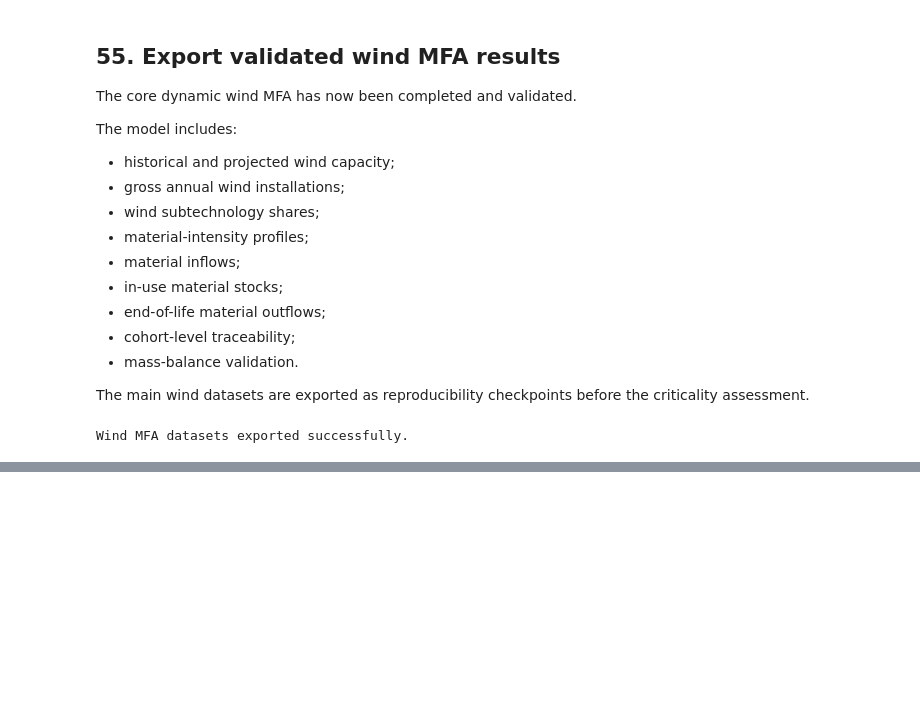
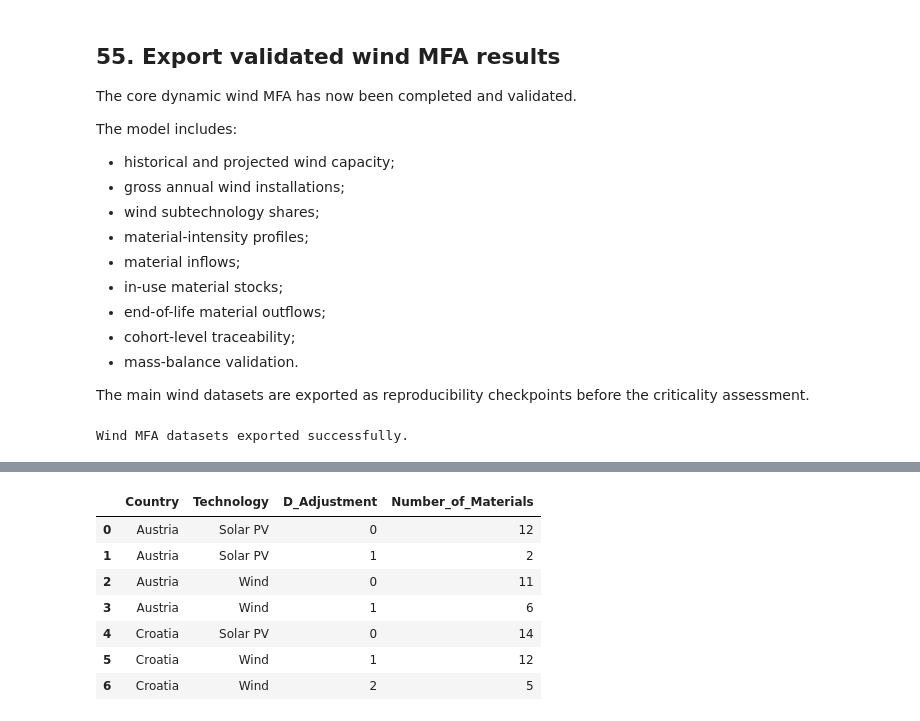
Before and after one commit to Trickwillfrit/MFA, a Jupyter notebook: notebooks/ENV501_Austria_Croatia_MFA.ipynb, the cells around one changed output, grey strips where cells are left out. Saved outputs shown, nothing was run; the diff lists cells and outputs as text; code cells hidden in the pictures; blank space fills up the shorter version.

```diff
--- a/notebooks/ENV501_Austria_Croatia_MFA.ipynb
+++ b/notebooks/ENV501_Austria_Croatia_MFA.ipynb
@@ -6071,0 +6440,25 @@ Wind MFA datasets exported successfully.
+# %%
+display(
+    material_demand_growth
+    .groupby(
+        [
+            "Country",
+            "Technology",
+            "D_Adjustment"
+        ],
+        as_index=False
+    )
+    .size()
+    .rename(
+        columns={"size": "Number_of_Materials"}
+    )
+)
+# %% [output]
+|  | Country | Technology | D_Adjustment | Number_of_Materials |
+| 0 | Austria | Solar PV | 0 | 12 |
+| 1 | Austria | Solar PV | 1 | 2 |
+| 2 | Austria | Wind | 0 | 11 |
+| 3 | Austria | Wind | 1 | 6 |
+| 4 | Croatia | Solar PV | 0 | 14 |
+| 5 | Croatia | Wind | 1 | 12 |
+| 6 | Croatia | Wind | 2 | 5 |
```
Also changed, not shown: parts of 12 cells of this notebook.
